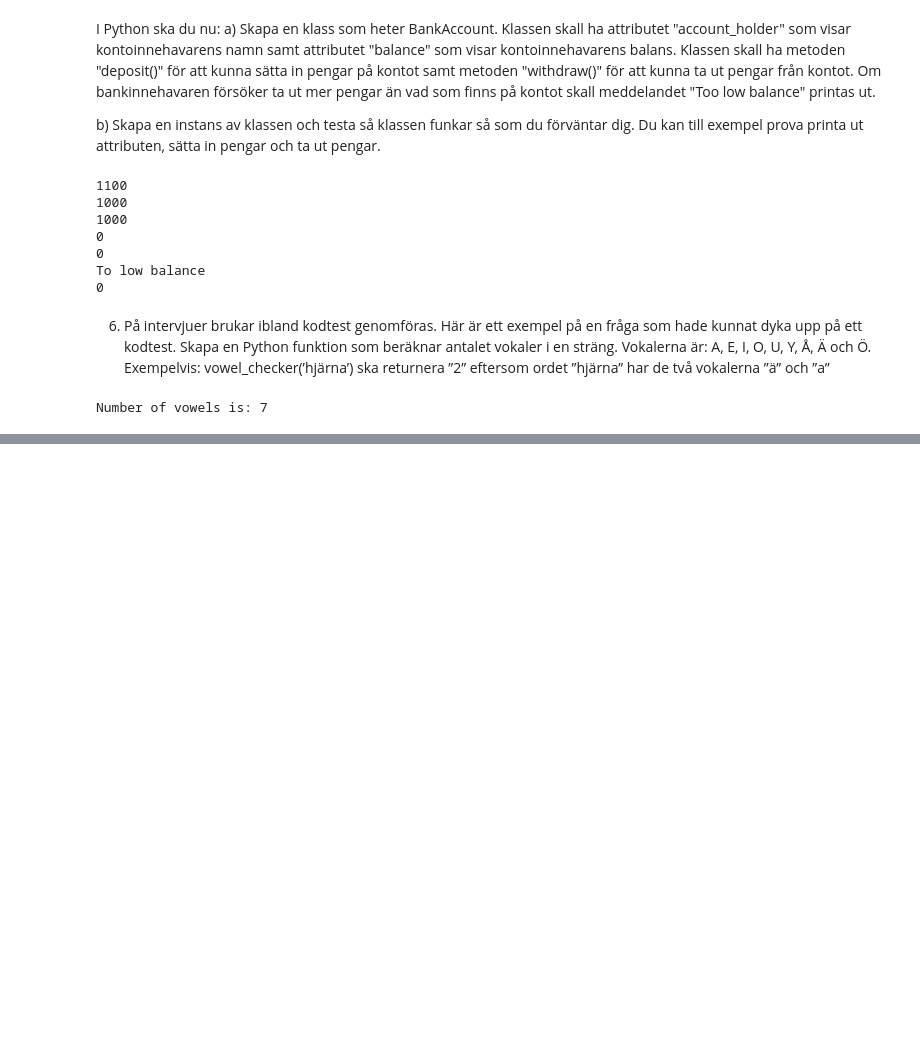
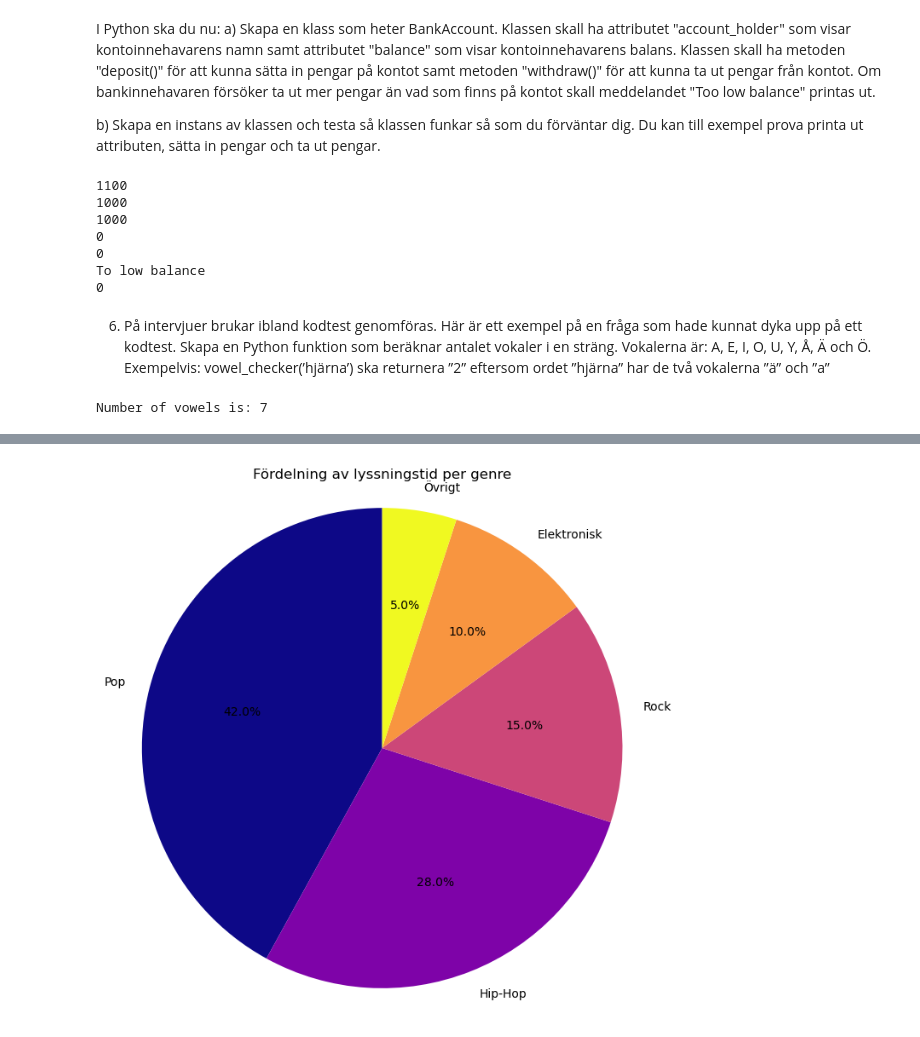
Before and after one commit to edvinrunhellen/knowledge_control_python, a Jupyter notebook: del1.ipynb, the cells around one changed output, grey strips where cells are left out. Drawn from its saved outputs; the diff is of its cells as text; code cells hidden in the pictures; blank space fills up the shorter version.

```diff
--- a/del1.ipynb
+++ b/del1.ipynb
@@ -112,0 +196,16 @@ common_elements([4, ’apple’, 10, ’hi’, 3], ([23 ’apple’, 5, 9, 3]) s
+# %%
+data = {
+    "Genre": ["Pop", "Hip-Hop", "Rock", "Elektronisk", "Övrigt"],
+    "Procent": [42, 28, 15, 10, 5]
+}
+
+df = pd.DataFrame(data)
+
+colors = plt.cm.plasma(np.linspace(0, 1, len(df)))
+plt.figure(figsize=(8, 8))
+plt.pie(df["Procent"], labels=df["Genre"], autopct='%1.1f%%', colors=colors, startangle=90)
+plt.title("Fördelning av lyssningstid per genre")
+plt.axis('equal')  # Gör så att cirkeln blir rund
+plt.show()
+# %% [output]
+[figure, added]
```
Also changed, not shown: parts of 18 cells of this notebook.
